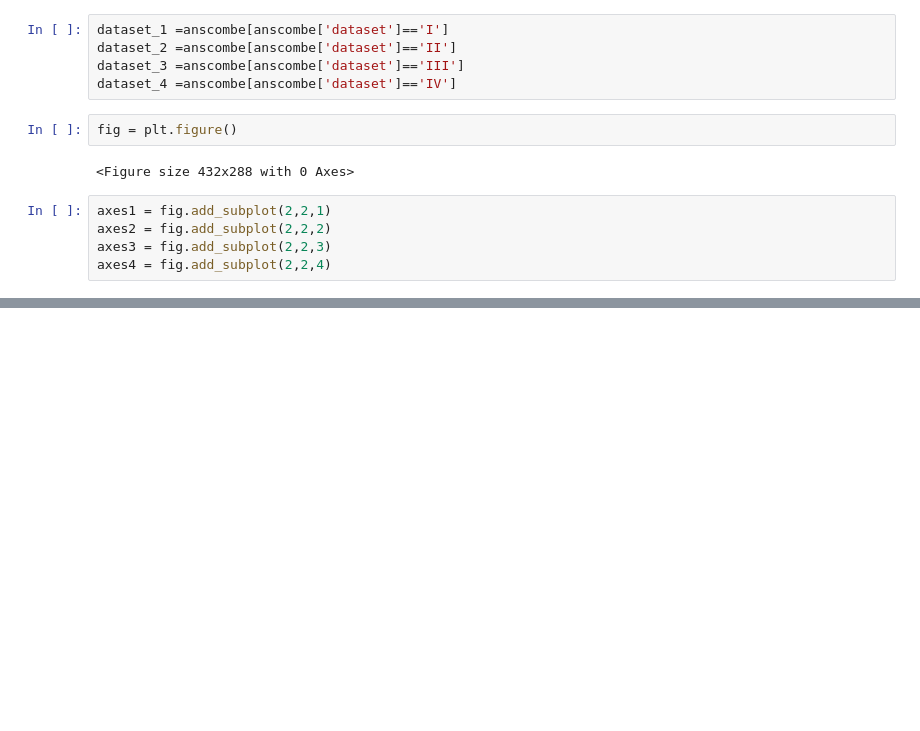
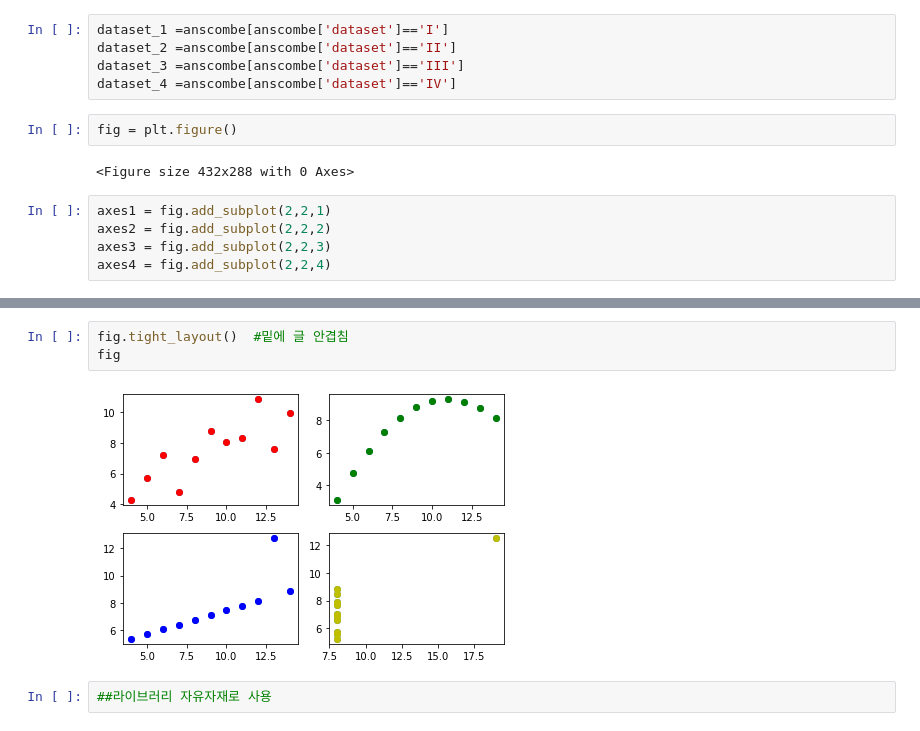
Before and after one commit to shkim9089/StudyPython22, a Jupyter notebook: jupyter/03_판다스 그래프 그리기.ipynb, the cells around one changed output, grey strips where cells are left out. Cells and saved outputs as stored; diff of their text form; blank space fills up the shorter version.

```diff
--- a/jupyter/03_판다스 그래프 그리기.ipynb
+++ b/jupyter/03_판다스 그래프 그리기.ipynb
@@ -62,0 +63,7 @@ fig
+# %%
+fig.tight_layout()  #밑에 글 안겹침
+fig
+# %% [output]
+[figure, added]
+# %%
+##라이브러리 자유자재로 사용
```
Also changed, not shown: parts of 33 cells of this notebook, 10 other files.
